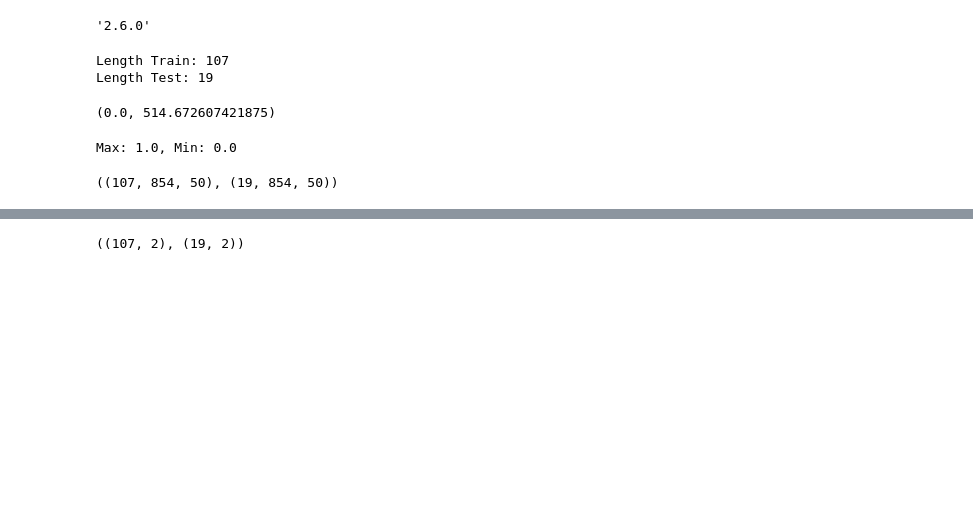
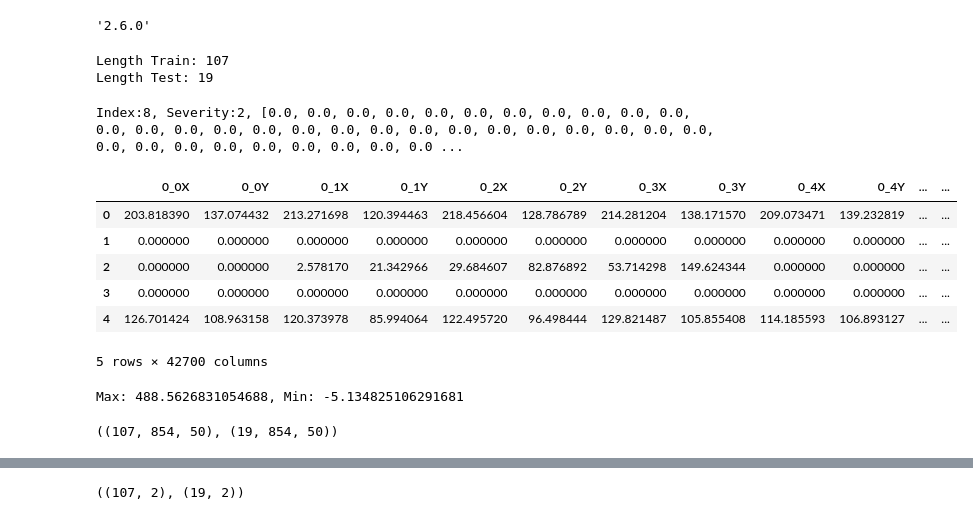
Before and after one commit to Stickman008/parkinson-disease-severity-levels-classifying, a Jupyter notebook: train.ipynb, the cells around one changed output, grey strips where cells are left out. Drawn from its saved outputs; the diff is of its cells as text; code cells hidden in the pictures; blank space fills up the shorter version.

```diff
--- a/train.ipynb
+++ b/train.ipynb
@@ -29,8 +32,22 @@ Length Test: 19
 # %%
 X_train, y_train = train_df.drop(['Severity', 'sequence_id'], axis=1), train_df['Severity']
 X_test, y_test = test_df.drop(['Severity', 'sequence_id'], axis=1), test_df['Severity']
-# %%
-X_train.head()
-min(X_train.min()), max(X_train.max())
-# %% [output]
-(0.0, 514.672607421875)
+# %%
+idx = 8
+tm = X_train.iloc[idx][[f'{i}_0X' for i in range(50)]] # max = 854
+print(f'Index:{idx}, Severity:{y_train[idx]}, {tm.to_list()}')
+# %% [output]
+Index:8, Severity:2, [0.0, 0.0, 0.0, 0.0, 0.0, 0.0, 0.0, 0.0, 0.0, 0.0, 0.0, 0.0, 0.0, 0.0, 0.0, 0.0, 0.0, 0.0, 0.0, 0.0, 0.0, 0.0, 0.0, 0.0, 0.0, 0.0, 0.0, 0.0, 0.0, 0.0, 0.0, 0.0, 0.0, 0.0, 0.0, 0.0 ...
+# %%
+def feature_engineering(df):
+    return df
+tmp_X_train = feature_engineering(X_train)
+tmp_X_train.head()
+# %% [output]
+|  | 0_0X | 0_0Y | 0_1X | 0_1Y | 0_2X | 0_2Y | 0_3X | 0_3Y | 0_4X | 0_4Y | ... | ... |
+| 0 | 203.818390 | 137.074432 | 213.271698 | 120.394463 | 218.456604 | 128.786789 | 214.281204 | 138.171570 | 209.073471 | 139.232819 | ... | ... |
+| 1 | 0.000000 | 0.000000 | 0.000000 | 0.000000 | 0.000000 | 0.000000 | 0.000000 | 0.000000 | 0.000000 | 0.000000 | ... | ... |
+| 2 | 0.000000 | 0.000000 | 2.578170 | 21.342966 | 29.684607 | 82.876892 | 53.714298 | 149.624344 | 0.000000 | 0.000000 | ... | ... |
+| 3 | 0.000000 | 0.000000 | 0.000000 | 0.000000 | 0.000000 | 0.000000 | 0.000000 | 0.000000 | 0.000000 | 0.000000 | ... | ... |
+| 4 | 126.701424 | 108.963158 | 120.373978 | 85.994064 | 122.495720 | 96.498444 | 129.821487 | 105.855408 | 114.185593 | 106.893127 | ... | ... |
+5 rows × 42700 columns
@@ -37,18 +64,16 @@ min(X_train.min()), max(X_train.max())
 # %%
-# scaler = RobustScaler()
-scaler = MinMaxScaler()
 X_train = scaler.fit_transform(X_train)
 X_test = scaler.transform(X_test)
 print(f"Max: {X_train.max()}, Min: {X_train.min()}")
 def modify_X(x):
     result = x.copy()
-    result = result.reshape(-1, 21350//25, 50)
+    result = result.reshape(-1, 854, 50)
     return result
 X_train_modified = modify_X(X_train)
 X_test_modified = modify_X(X_test)
 X_train_modified.shape, X_test_modified.shape
 # %% [output]
-Max: 1.0, Min: 0.0
+Max: 488.5626831054688, Min: -5.134825106291681
 ((107, 854, 50), (19, 854, 50))
 # %%
 # joblib.dump(scaler, os.path.join('saved_scaler', 'MinMaxScaler.pkl'))
```
Also changed, not shown: parts of 14 cells of this notebook, 7 other files.
